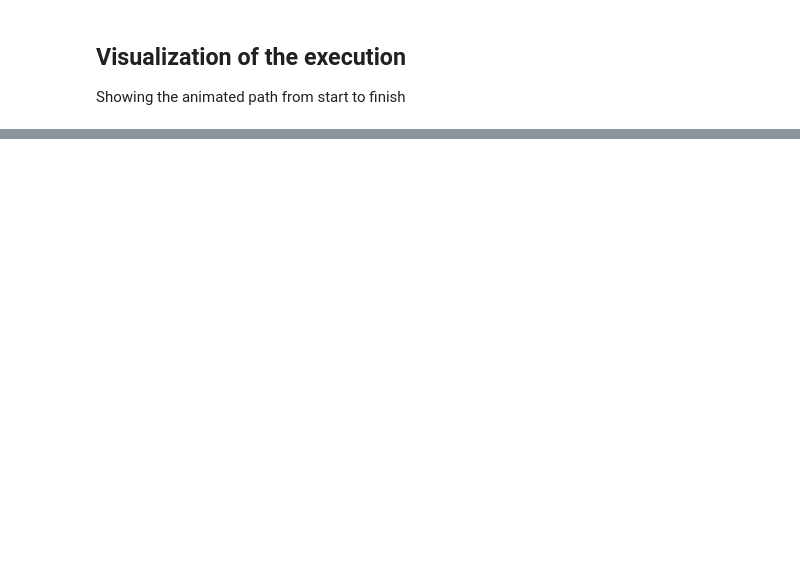
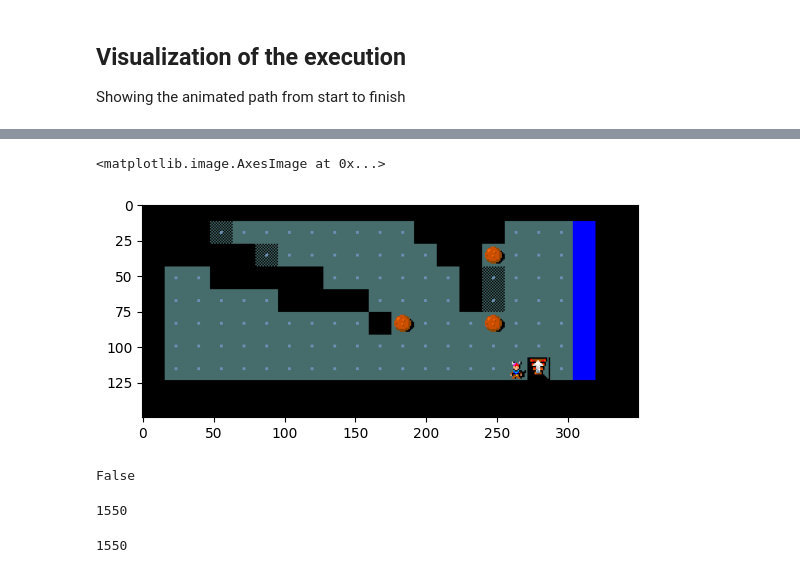
Before and after one commit to JacopoRaffi/AIF_Project, a Jupyter notebook: base_case_test.ipynb, the cells around one changed output, grey strips where cells are left out. Saved outputs shown, nothing was run; the diff lists cells and outputs as text; code cells hidden in the pictures; blank space fills up the shorter version.

```diff
--- a/base_case_test.ipynb
+++ b/base_case_test.ipynb
@@ -213,0 +191,5 @@ agent_full_path
+# %%
+observation, reward, done, info = env.step(actions[0])
+new_map = observation['chars']
+
+new_map
@@ -213,0 +204,17 @@ agent_full_path
+# %%
+plt.imshow(observation['pixel'][100:250, 400:750]) #Immagine ristretta con range [y][x]
+# %% [output]
+<matplotlib.image.AxesImage at 0x...>
+[figure, added]
+# %%
+are_less_black_blocks(game_map, new_map)
+# %% [output]
+False
+# %%
+get_number_black_blocks(game_map)
+# %% [output]
+1550
+# %%
+get_number_black_blocks(new_map)
+# %% [output]
+1550
```
Also changed, not shown: parts of 16 cells of this notebook, 1 other file.
